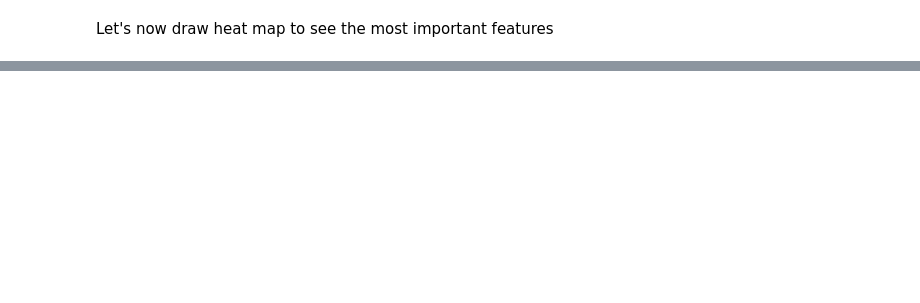
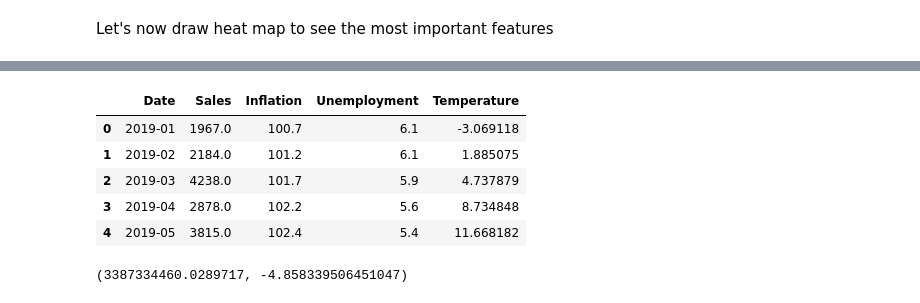
Before and after one commit to MichalI495002/Personal-Challenge, a Jupyter notebook: Jupyter Notebook/notebook.ipynb, the cells around one changed output, grey strips where cells are left out. Cells and saved outputs as stored; diff of their text form; code cells hidden in the pictures; blank space fills up the shorter version.

```diff
--- a/Jupyter Notebook/notebook.ipynb
+++ b/Jupyter Notebook/notebook.ipynb
@@ -219,0 +278,51 @@ Text(0.5, 1.0, 'Correlation Heatmap')
+# %%
+from sklearn.model_selection import train_test_split
+from sklearn.svm import SVR
+from sklearn.metrics import mean_squared_error, r2_score
+
+# Transpose the data
+transposed_data = df.transpose()
+
+# Rename the columns based on the first row
+transposed_data.columns = transposed_data.iloc[0]
+transposed_data = transposed_data.drop(transposed_data.index[0])
+
+# Reset index
+transposed_data.reset_index(inplace=True)
+transposed_data.rename(columns={'index': 'Date'}, inplace=True)
+
+transposed_data.head()
+# %% [output]
+|  | Date | Sales | Inflation | Unemployment | Temperature |
+| 0 | 2019-01 | 1967.0 | 100.7 | 6.1 | -3.069118 |
+| 1 | 2019-02 | 2184.0 | 101.2 | 6.1 | 1.885075 |
+| 2 | 2019-03 | 4238.0 | 101.7 | 5.9 | 4.737879 |
+| 3 | 2019-04 | 2878.0 | 102.2 | 5.6 | 8.734848 |
+| 4 | 2019-05 | 3815.0 | 102.4 | 5.4 | 11.668182 |
+# %%
+# Split data into features (X) and target (y) with the added temperature feature
+X_updated = transposed_data[["Inflation", "Unemployment", "Temperature "]]
+y_updated = transposed_data["Sales"].astype(float)
+
+# Split data into training and test sets (80% training, 20% testing)
+X_train_updated, X_test_updated, y_train_updated, y_test_updated = train_test_split(X_updated, y_updated, test_size=0.2, shuffle=False, random_state=42)
+
+# Standardize the updated features
+scaler_updated = StandardScaler()
+X_train_scaled_updated = scaler_updated.fit_transform(X_train_updated)
+X_test_scaled_updated = scaler_updated.transform(X_test_updated)
+
+# Train the SVR model with the updated features
+svm_model_updated = SVR(kernel='linear')
+svm_model_updated.fit(X_train_scaled_updated, y_train_updated)
+
+# Predict on the test set
+y_pred_updated = svm_model_updated.predict(X_test_scaled_updated)
+
+# Evaluate the updated model
+mse_updated = mean_squared_error(y_test_updated, y_pred_updated)
+r2_updated = r2_score(y_test_updated, y_pred_updated)
+
+mse_updated, r2_updated
+# %% [output]
+(3387334460.0289717, -4.858339506451047)
```
Also changed, not shown: parts of 15 cells of this notebook, 4 other files.
